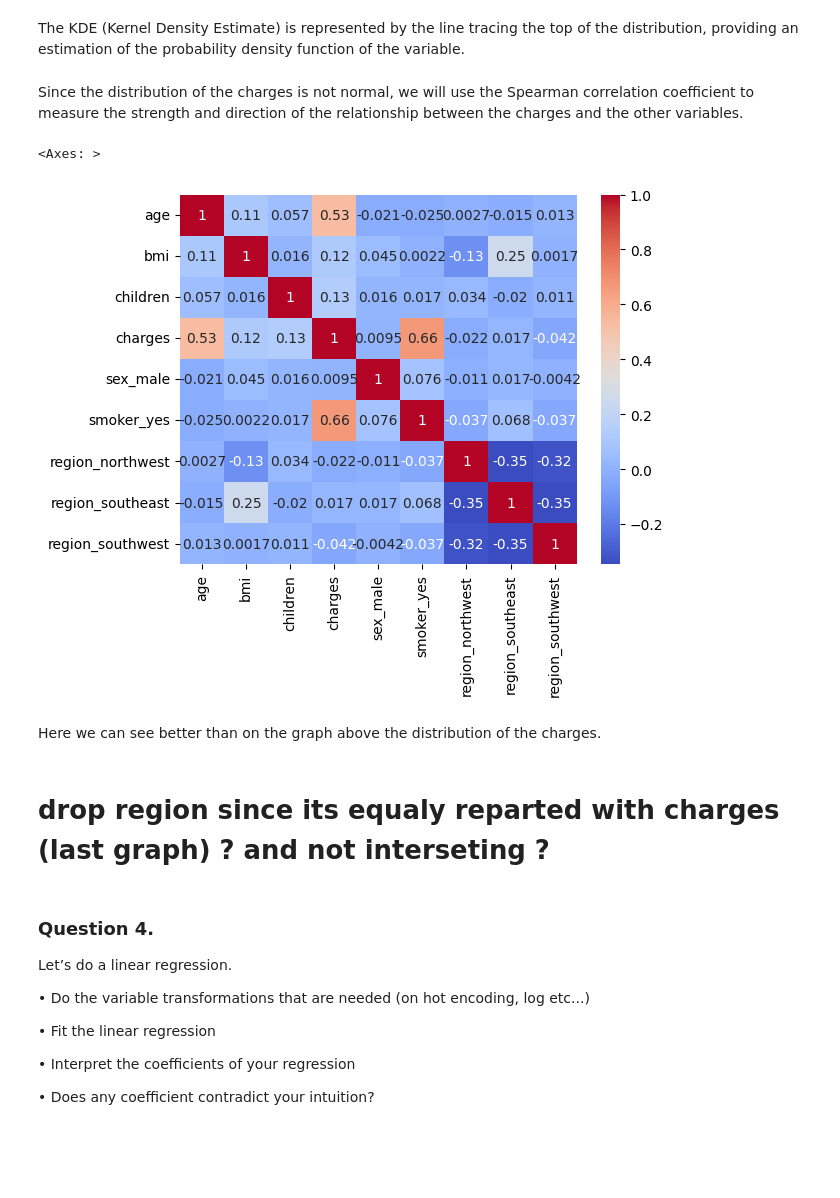
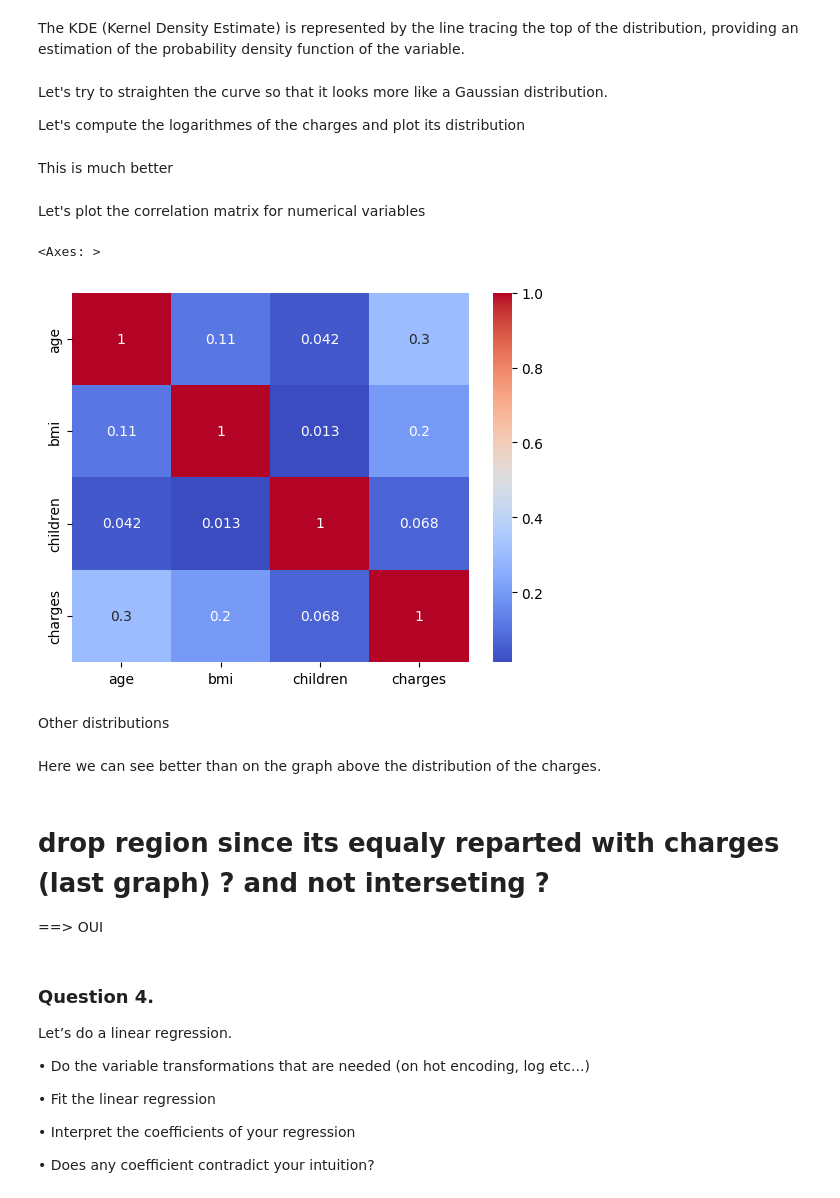
Before and after one commit to louiscockenpot/projet-explainability, a Jupyter notebook: project.ipynb, the cells around one changed output. Cells and saved outputs as stored; diff of their text form; code cells hidden in the pictures; blank space fills up the shorter version.

```diff
--- a/project.ipynb
+++ b/project.ipynb
@@ -88,5 +114,8 @@ The KDE (Kernel Density Estimate) is represented by the line tracing the top of
 fig = px.box(df, y='charges', title='Charges Distribution')
 # Show plot
 fig.show()
-# %% [markdown]
-Since the distribution of the charges is not normal, we will use the Spearman correlation coefficient to measure the strength and direction of the relationship between the charges and the other variables.
+# %% [markdown]
+Let's try to straighten the curve so that it looks more like a Gaussian distribution.
+
+
+Let's compute the logarithmes of the charges and plot its distribution
@@ -93,8 +136,12 @@ Since the distribution of the charges is not normal, we will use the Spearman co
+# %% [markdown]
+This is much better
+# %% [markdown]
+Let's plot the correlation matrix for numerical variables
 # %%
-#spearman correlation
-corr = df.corr(method='spearman')
+df_numeric = df.select_dtypes(include=[np.number])
+corr = df_numeric.corr(method='pearson')
 #plotting the correlation
 sns.heatmap(corr, annot=True, cmap='coolwarm', cbar=True)
 # %% [output]
 <Axes: >
-[figure, old version]
+[figure, new version]
@@ -114,0 +148,2 @@ fig.show()
+# %% [markdown]
+Other distributions
@@ -155,6 +196,8 @@ fig.update_layout(
 fig.show()
 # %% [markdown]
 # drop region since its equaly reparted with charges (last graph) ? and not interseting ?
+
+==> OUI
 # %% [markdown]
 ### Question 4.
 Let’s do a linear regression.
```
Also changed, not shown: parts of 31 cells of this notebook.
